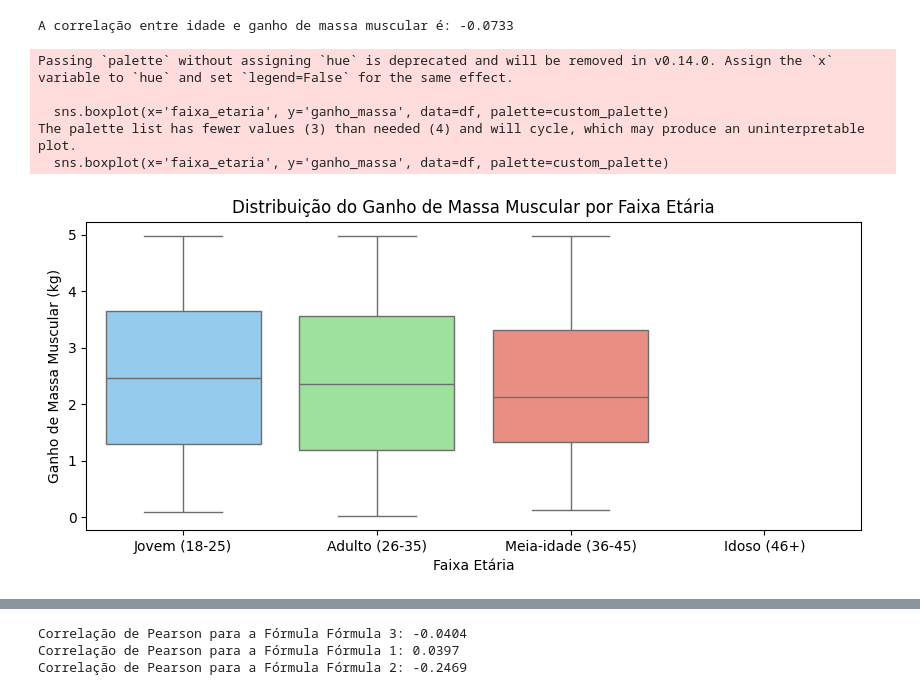
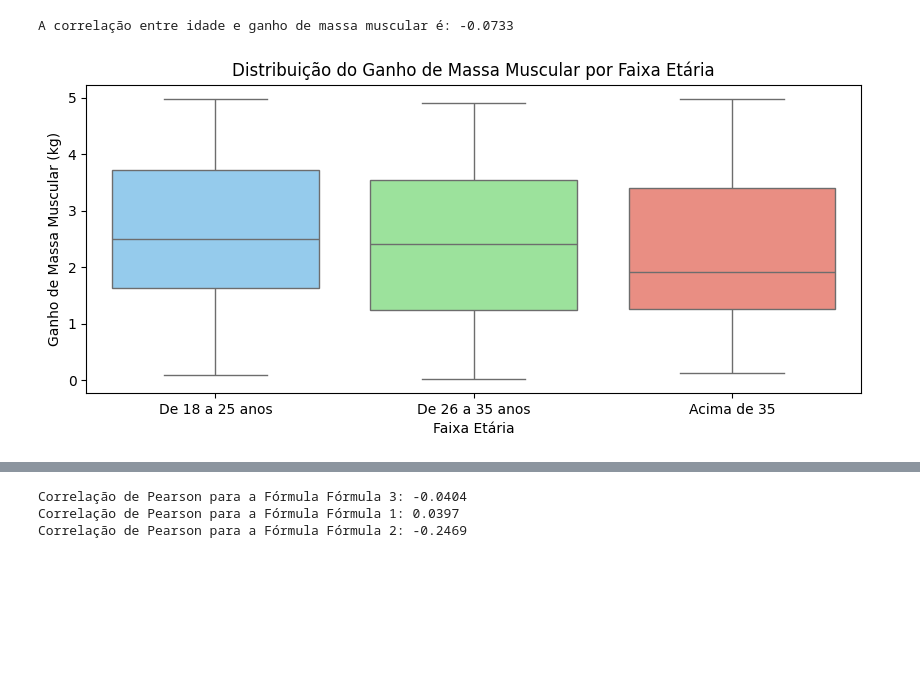
Before and after one commit to Femonello/bootcamp-data-analytics, a Jupyter notebook: Desafio_4_Squad_Fernanda.ipynb, the cells around one changed output, grey strips where cells are left out. Drawn from its saved outputs; the diff is of its cells as text; code cells hidden in the pictures; blank space fills up the shorter version.

```diff
--- a/Desafio_4_Squad_Fernanda.ipynb
+++ b/Desafio_4_Squad_Fernanda.ipynb
@@ -228,27 +228,22 @@ A correlação entre idade e ganho de massa muscular é: -0.0733
 # %%
 # Paleta personalizada
 custom_palette = ['lightskyblue', 'lightgreen', 'salmon']
 
 plt.figure(figsize=(10, 4))
+
 # Dividir em faixas etárias
-faixas_etarias = ['Jovem (18-25)', 'Adulto (26-35)', 'Meia-idade (36-45)', 'Idoso (46+)']
-
-# Criar uma nova coluna 'faixa_etaria'
-df['faixa_etaria'] = pd.cut(df['idade'], bins=[18, 25, 35, 45, 100], labels=faixas_etarias)
+faixas_etarias = ['De 18 a 25 anos', 'De 26 a 35 anos', 'Acima de 35']
+df['faixa_etaria'] = pd.cut(df['idade'], bins=[18, 25, 35, float('inf')],
+                                        labels=faixas_etarias, include_lowest=True, right=False)
 
 # Comparar o ganho de massa muscular entre as faixas etárias
 sns.boxplot(x='faixa_etaria', y='ganho_massa', data=df, palette=custom_palette)
 plt.title('Distribuição do Ganho de Massa Muscular por Faixa Etária')
 plt.xlabel('Faixa Etária')
 plt.ylabel('Ganho de Massa Muscular (kg)')
 plt.show()
 # %% [output]
-Passing `palette` without assigning `hue` is deprecated and will be removed in v0.14.0. Assign the `x` variable to `hue` and set `legend=False` for the same effect.
-
-  sns.boxplot(x='faixa_etaria', y='ganho_massa', data=df, palette=custom_palette)
-The palette list has fewer values (3) than needed (4) and will cycle, which may produce an uninterpretable plot.
-  sns.boxplot(x='faixa_etaria', y='ganho_massa', data=df, palette=custom_palette)
-[figure, old version]
+[figure, new version]
 # %% [markdown]
 * Através do resultado da correlação de Pearson nota-se que o resultado está muito próximo à zero, indicando que não há correlação entre idade e ganho de massa nesse conjunto de dados.
 
```
Also changed, not shown: parts of 13 cells of this notebook.
